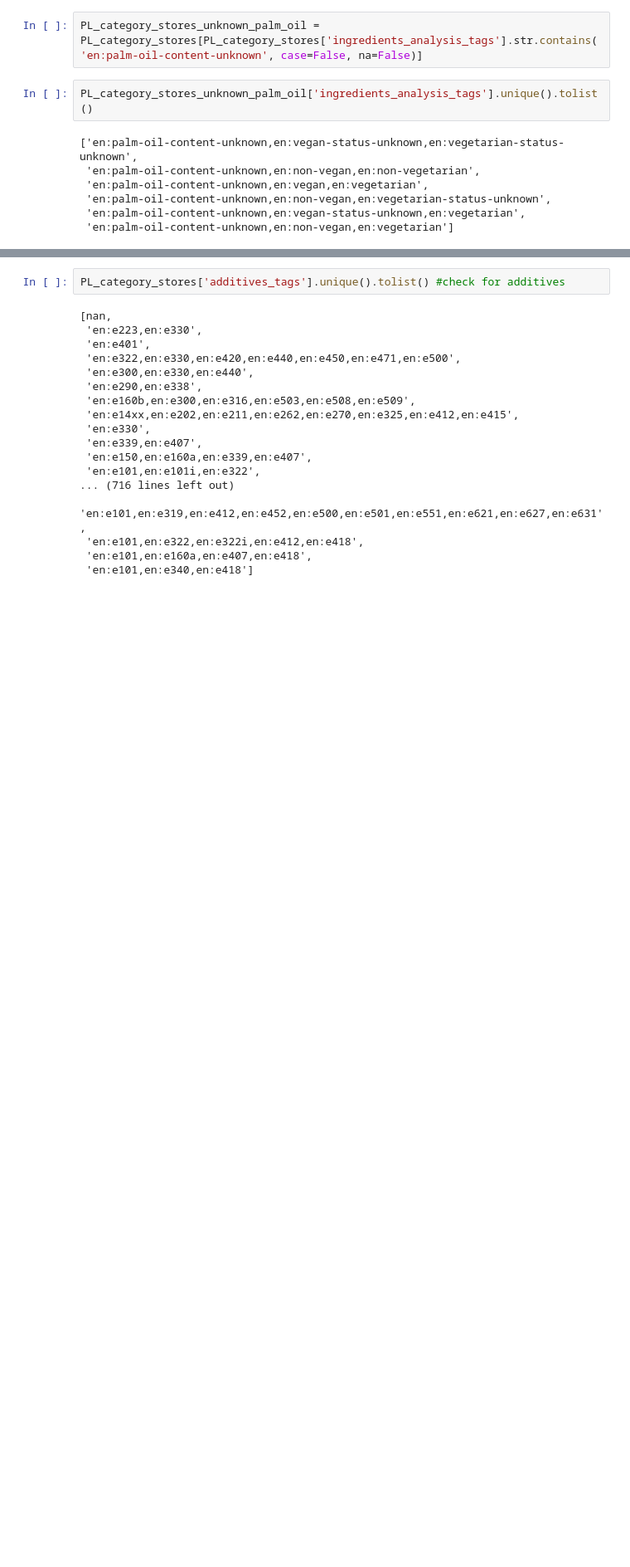
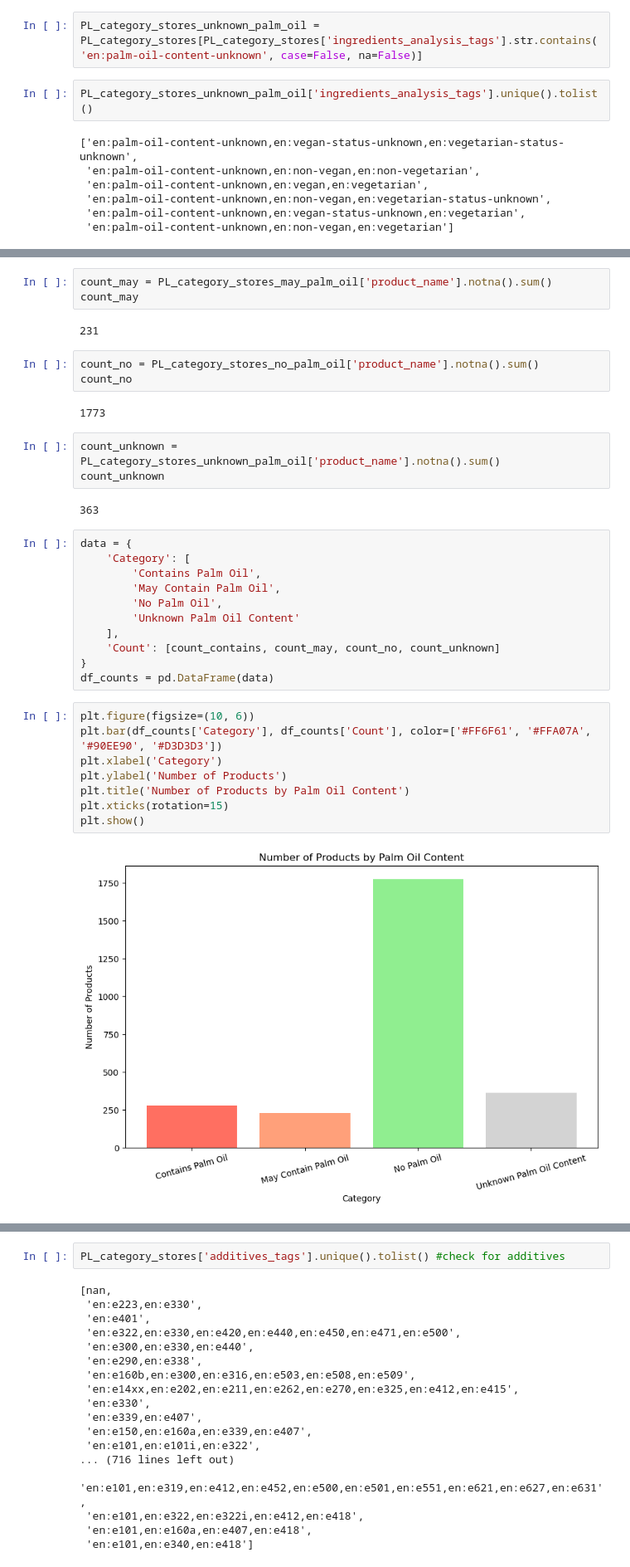
Before and after one commit to KacperWalkusz/Project-Healthy-Food-Analysis, a Jupyter notebook: Healthy food analysis.ipynb, the cells around one changed output, grey strips where cells are left out. Shown at 83% size. Cells and saved outputs as stored; diff of their text form; blank space fills up the shorter version.

```diff
--- a/Healthy food analysis.ipynb
+++ b/Healthy food analysis.ipynb
@@ -305,0 +520,36 @@ PL_category_stores_unknown_palm_oil['ingredients_analysis_tags'].unique().tolist
+# %%
+count_may = PL_category_stores_may_palm_oil['product_name'].notna().sum()
+count_may
+# %% [output]
+231
+# %%
+count_no = PL_category_stores_no_palm_oil['product_name'].notna().sum()
+count_no
+# %% [output]
+1773
+# %%
+count_unknown = PL_category_stores_unknown_palm_oil['product_name'].notna().sum()
+count_unknown
+# %% [output]
+363
+# %%
+data = {
+    'Category': [
+        'Contains Palm Oil',
+        'May Contain Palm Oil',
+        'No Palm Oil',
+        'Unknown Palm Oil Content'
+    ],
+    'Count': [count_contains, count_may, count_no, count_unknown]
+}
+df_counts = pd.DataFrame(data)
+# %%
+plt.figure(figsize=(10, 6))
+plt.bar(df_counts['Category'], df_counts['Count'], color=['#FF6F61', '#FFA07A', '#90EE90', '#D3D3D3'])
+plt.xlabel('Category')
+plt.ylabel('Number of Products')
+plt.title('Number of Products by Palm Oil Content')
+plt.xticks(rotation=15)
+plt.show()
+# %% [output]
+[figure, added]
```
Also changed, not shown: parts of 55 cells of this notebook.
